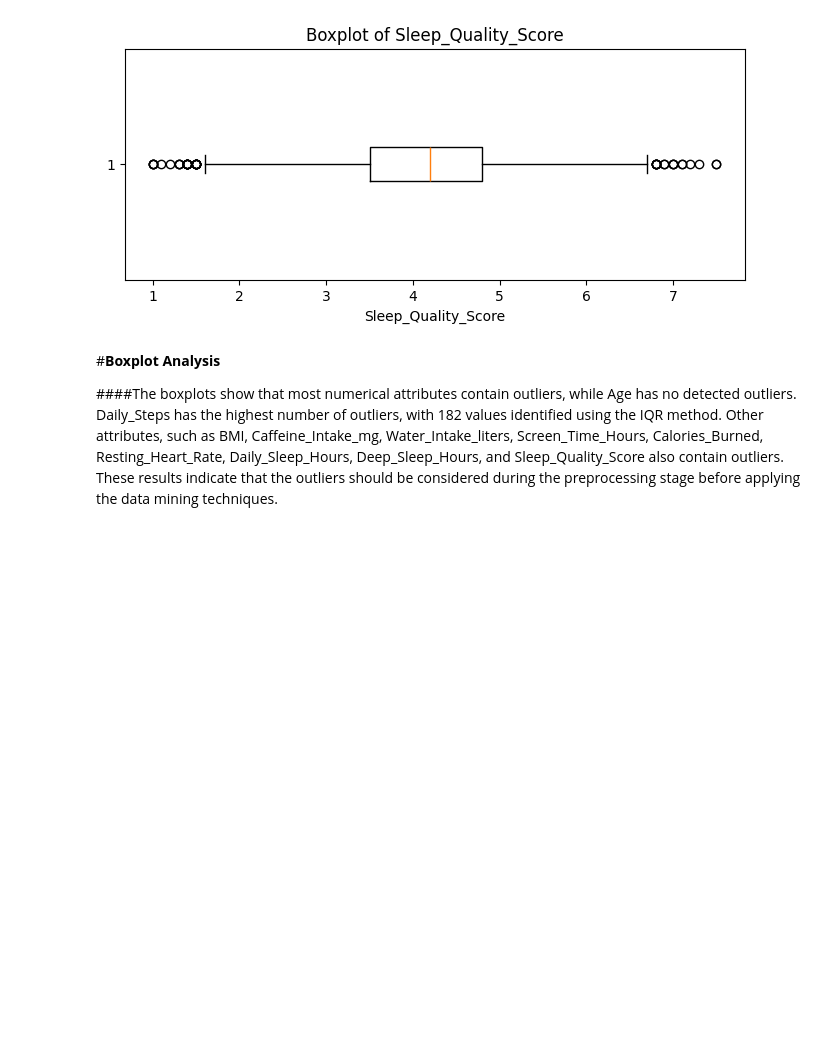
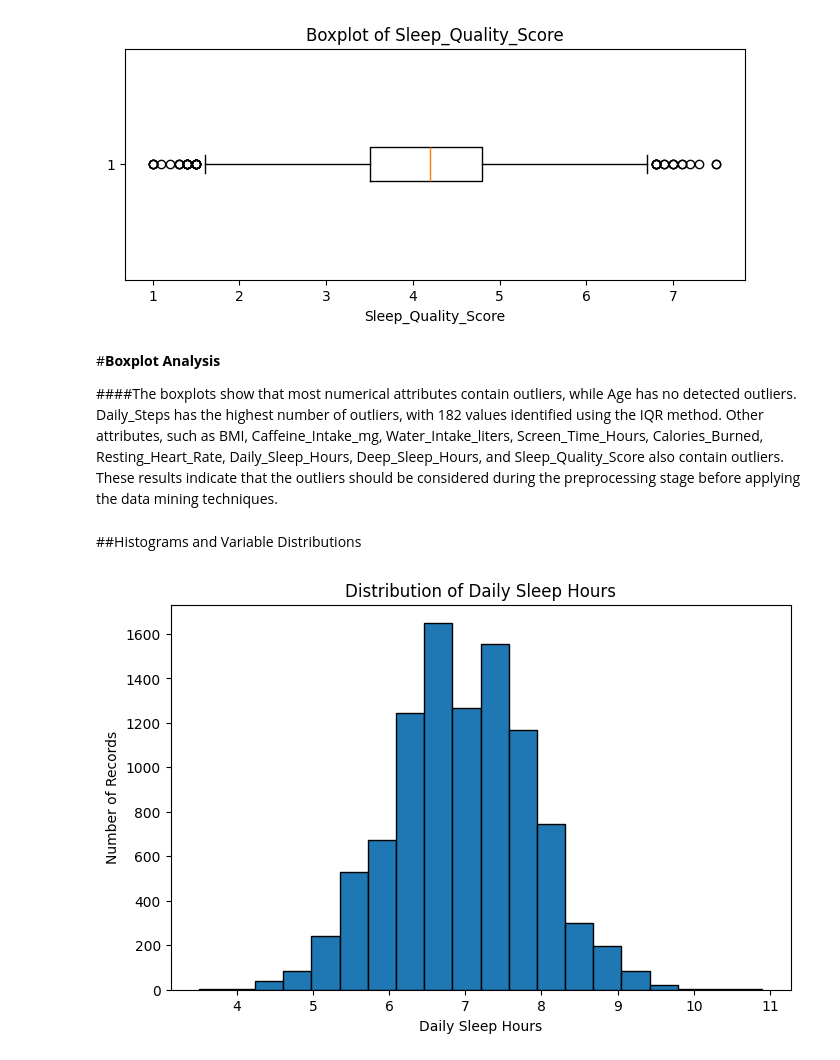
Before and after one commit to hend-22/-IT326-Project, a Jupyter notebook: Reports/Phase2.ipynb, the cells around one changed output. Drawn from its saved outputs; the diff is of its cells as text; code cells hidden in the pictures; blank space fills up the shorter version.

Commit message:
Add histograms and interpretations for Phase 2

```diff
--- a/Reports/Phase2.ipynb
+++ b/Reports/Phase2.ipynb
@@ -101,3 +101,16 @@ for column in numeric_columns:
 #**Boxplot Analysis**
 
 ####The boxplots show that most numerical attributes contain outliers, while Age has no detected outliers. Daily_Steps has the highest number of outliers, with 182 values identified using the IQR method. Other attributes, such as BMI, Caffeine_Intake_mg, Water_Intake_liters, Screen_Time_Hours, Calories_Burned, Resting_Heart_Rate, Daily_Sleep_Hours, Deep_Sleep_Hours, and Sleep_Quality_Score also contain outliers. These results indicate that the outliers should be considered during the preprocessing stage before applying the data mining techniques.
+# %% [markdown]
+##Histograms and Variable Distributions
+# %%
+import matplotlib.pyplot as plt
+
+plt.figure(figsize=(8, 5))
+plt.hist(df['Daily_Sleep_Hours'].dropna(), bins=20, edgecolor='black')
+plt.title('Distribution of Daily Sleep Hours')
+plt.xlabel('Daily Sleep Hours')
+plt.ylabel('Number of Records')
+plt.show()
+# %% [output]
+[figure, added]
```
Also changed, not shown: parts of 7 cells of this notebook.
